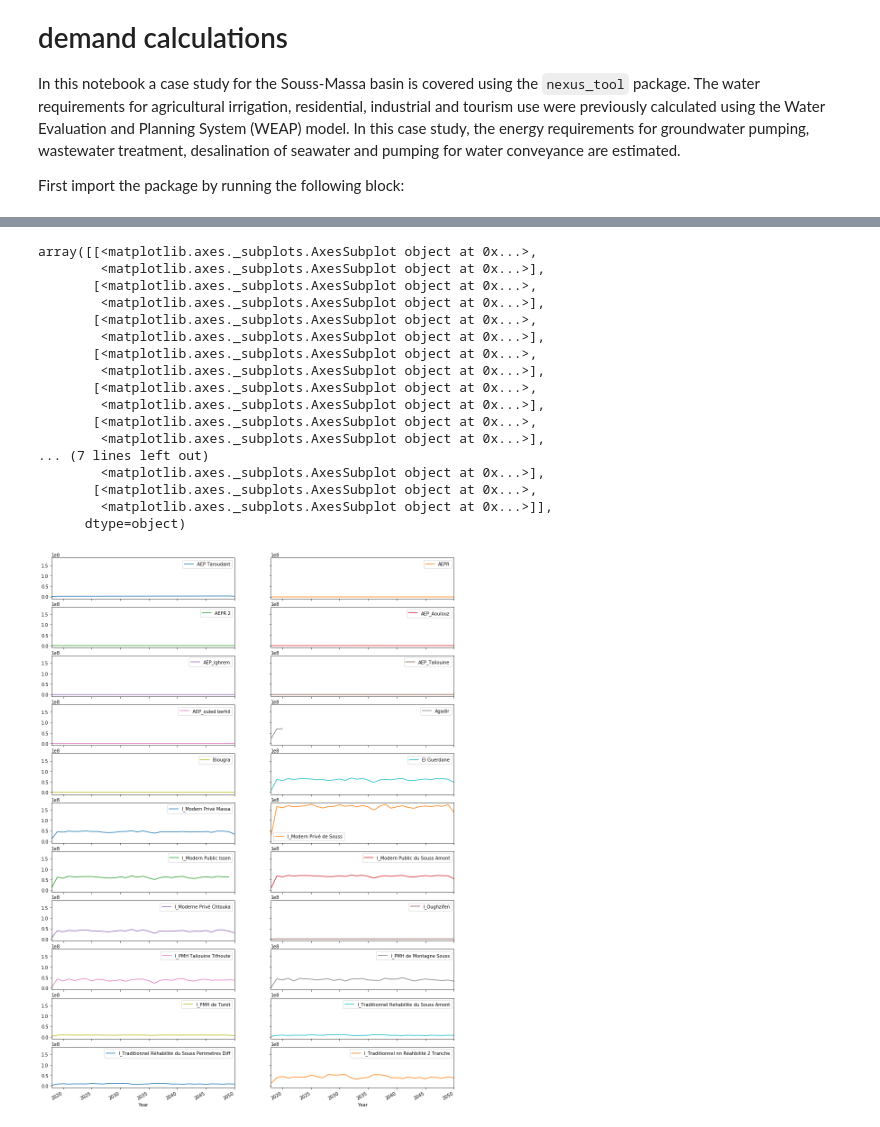
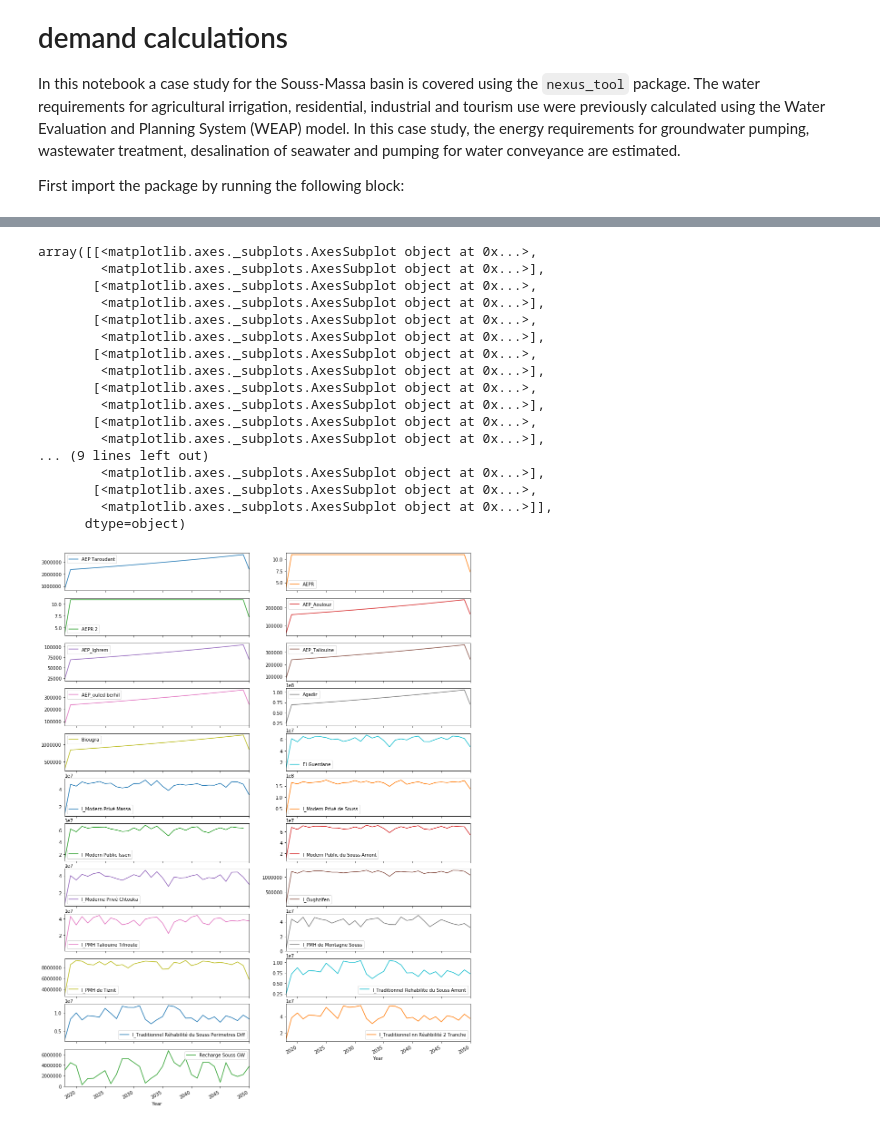
Before and after one commit to KTH-dESA/FAO, a Jupyter notebook: energy_demand_runner-Souss-Massa all scenarios.ipynb, the cells around one changed output, grey strips where cells are left out. Saved outputs shown, nothing was run; the diff lists cells and outputs as text; code cells hidden in the pictures.

```diff
--- a/energy_demand_runner-Souss-Massa all scenarios.ipynb
+++ b/energy_demand_runner-Souss-Massa all scenarios.ipynb
@@ -131,28 +201,28 @@ df.dropna()
 # %%
-dff = df.reset_index().dropna().pivot('Year','Demand point','water demand')
-amount = dff.columns.shape[0]
+dff = souss_massa.lcoe.reset_index().dropna().pivot('Year','Demand point','water demand')
+amount = dff.columns.shape[0] + 1
 dff.plot(subplots=True,
          layout=(int(amount/2), 2),
          figsize=(16,24),
-         sharey=True
+#          sharey=True
         )
 # %% [output]
 array([[<matplotlib.axes._subplots.AxesSubplot object at 0x...>,
         <matplotlib.axes._subplots.AxesSubplot object at 0x...>],
        [<matplotlib.axes._subplots.AxesSubplot object at 0x...>,
         <matplotlib.axes._subplots.AxesSubplot object at 0x...>],
        [<matplotlib.axes._subplots.AxesSubplot object at 0x...>,
         <matplotlib.axes._subplots.AxesSubplot object at 0x...>],
        [<matplotlib.axes._subplots.AxesSubplot object at 0x...>,
         <matplotlib.axes._subplots.AxesSubplot object at 0x...>],
        [<matplotlib.axes._subplots.AxesSubplot object at 0x...>,
         <matplotlib.axes._subplots.AxesSubplot object at 0x...>],
        [<matplotlib.axes._subplots.AxesSubplot object at 0x...>,
         <matplotlib.axes._subplots.AxesSubplot object at 0x...>],
-... (7 lines left out)
+... (9 lines left out)
         <matplotlib.axes._subplots.AxesSubplot object at 0x...>],
        [<matplotlib.axes._subplots.AxesSubplot object at 0x...>,
         <matplotlib.axes._subplots.AxesSubplot object at 0x...>]],
       dtype=object)
-[figure, old version]
+[figure, new version]
 # %%
```
Also changed, not shown: parts of 18 cells of this notebook, 2 other files.
